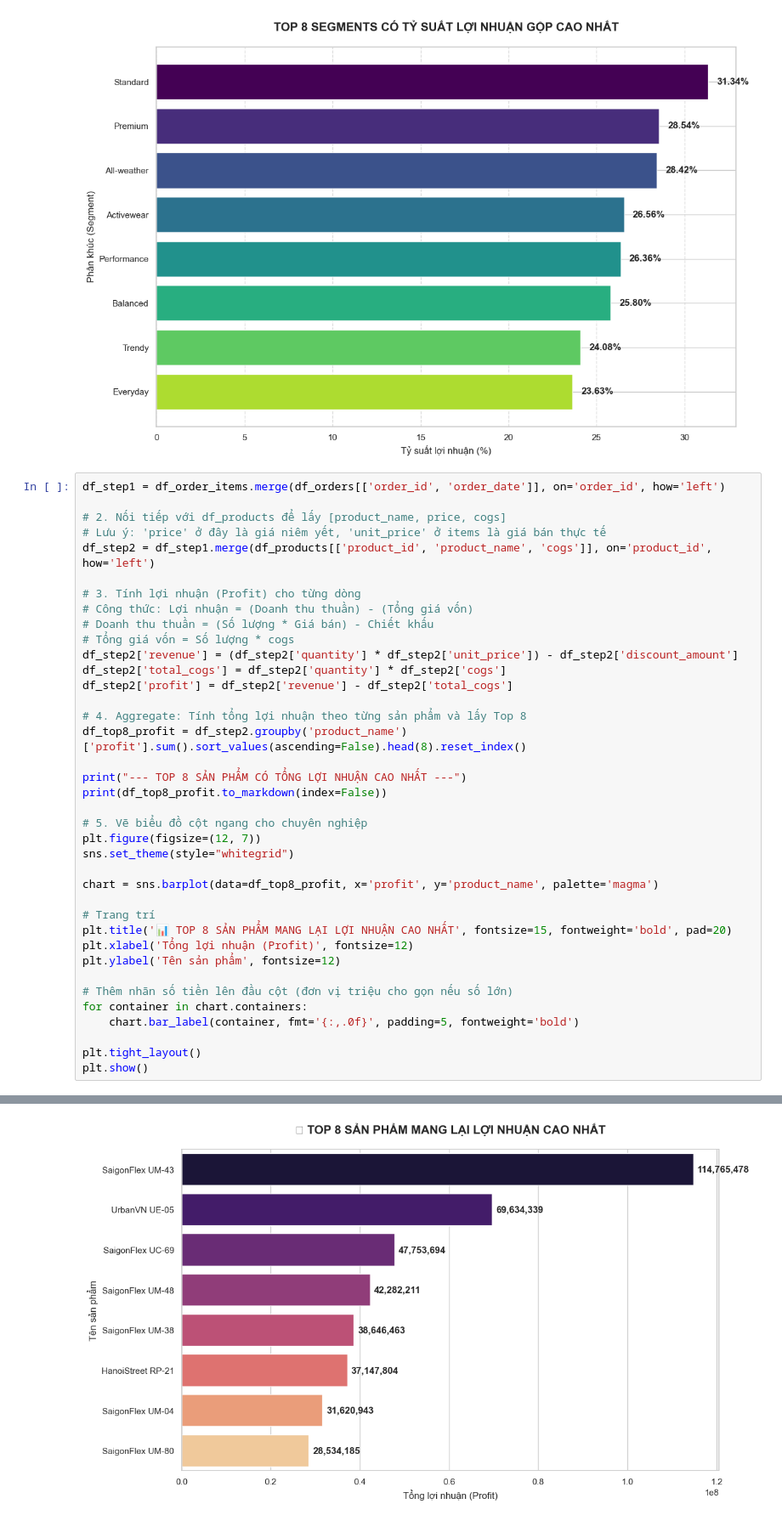
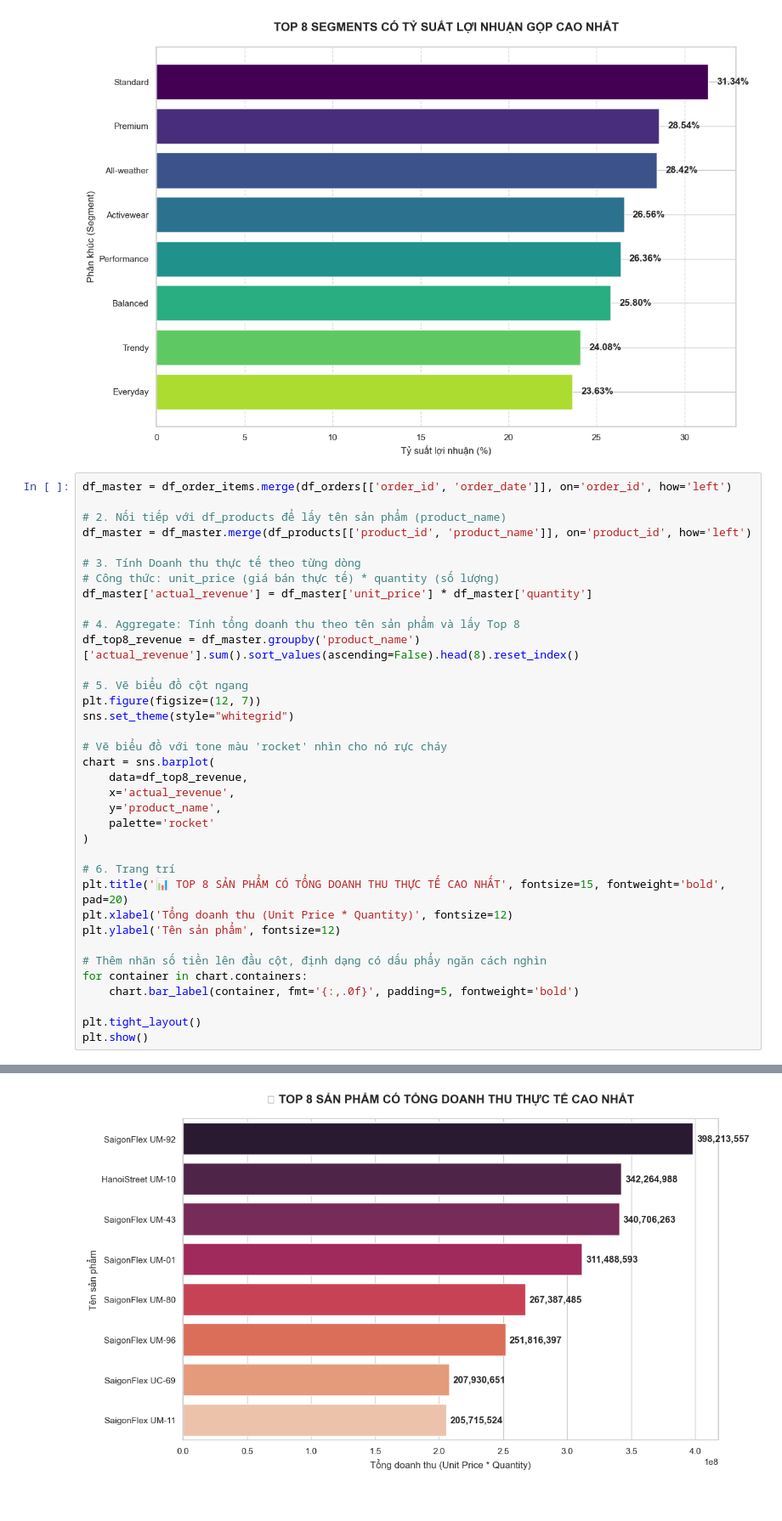
Before and after one commit to lamducanhkhoarubik-spec/Datathon_UITUT, a Jupyter notebook: code/eda/descriptive.ipynb, the cells around one changed output, grey strips where cells are left out. Shown at 85% size. Cells and saved outputs as stored; diff of their text form.

```diff
--- a/code/eda/descriptive.ipynb
+++ b/code/eda/descriptive.ipynb
@@ -235,38 +223,36 @@ plt.show()
 TOP 8 SEGMENTS CÓ TỶ SUẤT LỢI NHUẬN GỘP CAO NHẤT
 [figure]
 # %%
-df_step1 = df_order_items.merge(df_orders[['order_id', 'order_date']], on='order_id', how='left')
+df_master = df_order_items.merge(df_orders[['order_id', 'order_date']], on='order_id', how='left')
 
-# 2. Nối tiếp với df_products để lấy [product_name, price, cogs]
-# Lưu ý: 'price' ở đây là giá niêm yết, 'unit_price' ở items là giá bán thực tế
-df_step2 = df_step1.merge(df_products[['product_id', 'product_name', 'cogs']], on='product_id', how='left')
+# 2. Nối tiếp với df_products để lấy tên sản phẩm (product_name)
+df_master = df_master.merge(df_products[['product_id', 'product_name']], on='product_id', how='left')
 
-# 3. Tính lợi nhuận (Profit) cho từng dòng
-# Công thức: Lợi nhuận = (Doanh thu thuần) - (Tổng giá vốn)
-# Doanh thu thuần = (Số lượng * Giá bán) - Chiết khấu
-# Tổng giá vốn = Số lượng * cogs
-df_step2['revenue'] = (df_step2['quantity'] * df_step2['unit_price']) - df_step2['discount_amount']
-df_step2['total_cogs'] = df_step2['quantity'] * df_step2['cogs']
-df_step2['profit'] = df_step2['revenue'] - df_step2['total_cogs']
+# 3. Tính Doanh thu thực tế theo từng dòng
+# Công thức: unit_price (giá bán thực tế) * quantity (số lượng)
+df_master['actual_revenue'] = df_master['unit_price'] * df_master['quantity']
 
-# 4. Aggregate: Tính tổng lợi nhuận theo từng sản phẩm và lấy Top 8
-df_top8_profit = df_step2.groupby('product_name')['profit'].sum().sort_values(ascending=False).head(8).reset_index()
+# 4. Aggregate: Tính tổng doanh thu theo tên sản phẩm và lấy Top 8
+df_top8_revenue = df_master.groupby('product_name')['actual_revenue'].sum().sort_values(ascending=False).head(8).reset_index()
 
-print("--- TOP 8 SẢN PHẨM CÓ TỔNG LỢI NHUẬN CAO NHẤT ---")
-print(df_top8_profit.to_markdown(index=False))
-
-# 5. Vẽ biểu đồ cột ngang cho chuyên nghiệp
+# 5. Vẽ biểu đồ cột ngang
 plt.figure(figsize=(12, 7))
 sns.set_theme(style="whitegrid")
 
-chart = sns.barplot(data=df_top8_profit, x='profit', y='product_name', palette='magma')
+# Vẽ biểu đồ với tone màu 'rocket' nhìn cho nó rực cháy
+chart = sns.barplot(
+    data=df_top8_revenue,
+    x='actual_revenue',
+    y='product_name',
+    palette='rocket'
+)
 
-# Trang trí
-plt.title('📊 TOP 8 SẢN PHẨM MANG LẠI LỢI NHUẬN CAO NHẤT', fontsize=15, fontweight='bold', pad=20)
-plt.xlabel('Tổng lợi nhuận (Profit)', fontsize=12)
+# 6. Trang trí
+plt.title('📊 TOP 8 SẢN PHẨM CÓ TỔNG DOANH THU THỰC TẾ CAO NHẤT', fontsize=15, fontweight='bold', pad=20)
+plt.xlabel('Tổng doanh thu (Unit Price * Quantity)', fontsize=12)
 plt.ylabel('Tên sản phẩm', fontsize=12)
 
-# Thêm nhãn số tiền lên đầu cột (đơn vị triệu cho gọn nếu số lớn)
+# Thêm nhãn số tiền lên đầu cột, định dạng có dấu phẩy ngăn cách nghìn
 for container in chart.containers:
     chart.bar_label(container, fmt='{:,.0f}', padding=5, fontweight='bold')
 
@@ -295 +265 @@ Glyph 128202 (\N{BAR CHART}) missing from font(s) Arial.
-[figure, old version]
+[figure, new version]
```
Also changed, not shown: parts of 11 cells of this notebook.
